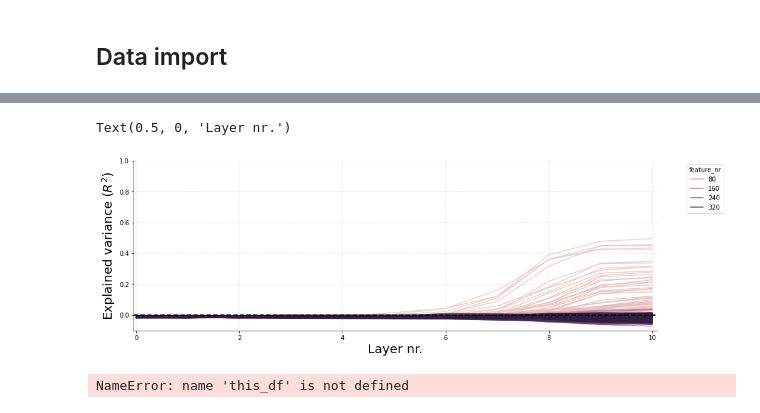
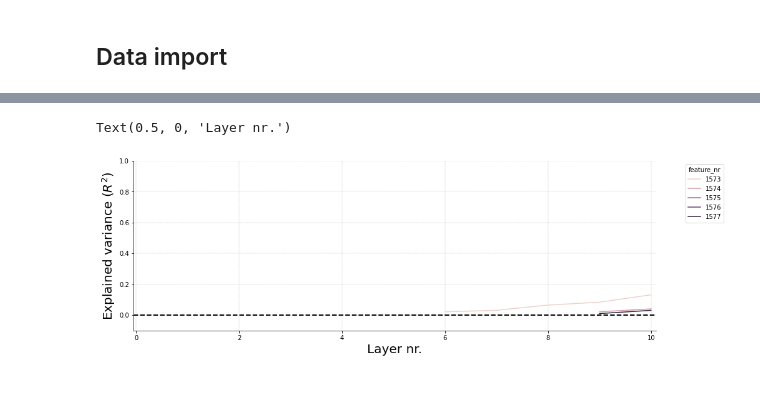
Before and after one commit to lukassnoek/deep-gmf, a Jupyter notebook: notebooks/figures.ipynb, the cells around one changed output, grey strips where cells are left out. Cells and saved outputs as stored; diff of their text form; code cells hidden in the pictures.

```diff
--- a/notebooks/figures.ipynb
+++ b/notebooks/figures.ipynb
@@ -36,76 +36,15 @@ Text(0.5, 0, 'Layer nr.')
 # %%
 fig, ax = plt.subplots(figsize=(15, 5))
-ax = sns.lineplot(x='op_nr', y='corr', hue='feature_nr', ax=ax, data=df.query("factor == 'shape'"))
+ax = sns.lineplot(x='op_nr', y='corr', hue='feature_nr', ax=ax, data=df.query("factor == 'tex' & corr > 0.01"))
 sns.move_legend(ax, "upper left", bbox_to_anchor=(1.05, 1))
 sns.despine()
 
 ax.grid(ls='--', lw=0.35)
 ax.axhline(0, ls='--', c='k', lw=2)
 ax.set_ylim(-0.1, 1)
 ax.set_ylabel('Explained variance ($R^2$)', fontsize=20)
 ax.set_xlim(-.05, df['op_nr'].max() + 0.1)
 ax.set_xlabel('Layer nr.', fontsize=20)
 # %% [output]
 Text(0.5, 0, 'Layer nr.')
-[figure, old version]
+[figure, new version]
-# %%
-n_layers = this_df['layername'].nunique()
-n_factors = this_df['factor'].nunique()
-
-fig = plt.figure(constrained_layout=False, figsize=(n_layers + 1, n_factors + 6))
-gs = fig.add_gridspec(nrows=n_factors + 1, ncols=n_layers + 1)
-ax = fig.add_subplot(gs[0, 0])
-ax.axis('off')
-
-for i, lay in enumerate(this_df['layername'].unique()):
-    ax = fig.add_subplot(gs[0, i+1])
-    rdm = rdm_n[lay]
-    ax.imshow(rdm, cmap='gray', interpolation='none')
-    ax.set_xticks([])
-    ax.set_yticks([])
-
-    if 'input' in lay:
-        name = 'input'
-    elif 'id' in lay:
-        name = 'output'
-    else:
-        name = f'L{i}'
-        #name = f"{lay.split('_')[-1]} ({lay.split('_')[0].split('-')[1]})"
-
-    ax.set_title(name)
-
-for i, f in enumerate(facs):
-    ax = fig.add_subplot(gs[i+1, 0])
-    rdm = rdm_f[f]
-    ax.imshow(rdm, cmap='gray', interpolation='none')
-    ax.set_title({'bg': 'backgr.', 'xt': 'transl.', 'xr': 'rot.', 'l': 'lights', 'id': 'Face ID'}[f])
-    ax.set_xticks([])
-    ax.set_yticks([])
-
-    ax = fig.add_subplot(gs[i+1, 1:])
-    vals = this_df.query("factor == @f")
-    ax.bar(range(vals['corr'].size), vals['corr'], width=0.3, color='gray')
-    ax.set_ylim(0, 1.)
-    ax.set_xlim(-0.4, 7.4)
-    if i == 2:
-        ax.set_ylabel('Alignment', fontsize=20, labelpad=10)
-
-    ax.yaxis.set_label_position("right")
-    ax.yaxis.tick_right()
-    ax.spines['left'].set_visible(False)
-    ax.spines['top'].set_visible(False)
-
-    if i != len(facs) - 1:
-        ax.set_xticks([])#labels([])
-    else:
-        ax.set_xticks(range(8))
-        ax.set_xticklabels(['Inp.', 'L1', 'L2', 'L3', 'L4', 'L5', 'L6', 'Outp.'], fontsize=14)
-        #ax.set_xlabel('Layer', fontsize=20)
-
-    ax.set_yticks([0., 1.])
-    ax.set_yticklabels([0., 1.], fontsize=14)
-
-fig.subplots_adjust(hspace=1.5)
-fig.savefig(f'test.png', dpi=300, bbox_inches='tight')
-# %% [output]
-NameError: name 'this_df' is not defined
```
Also changed, not shown: parts of 1 cell of this notebook, 21 other files.
